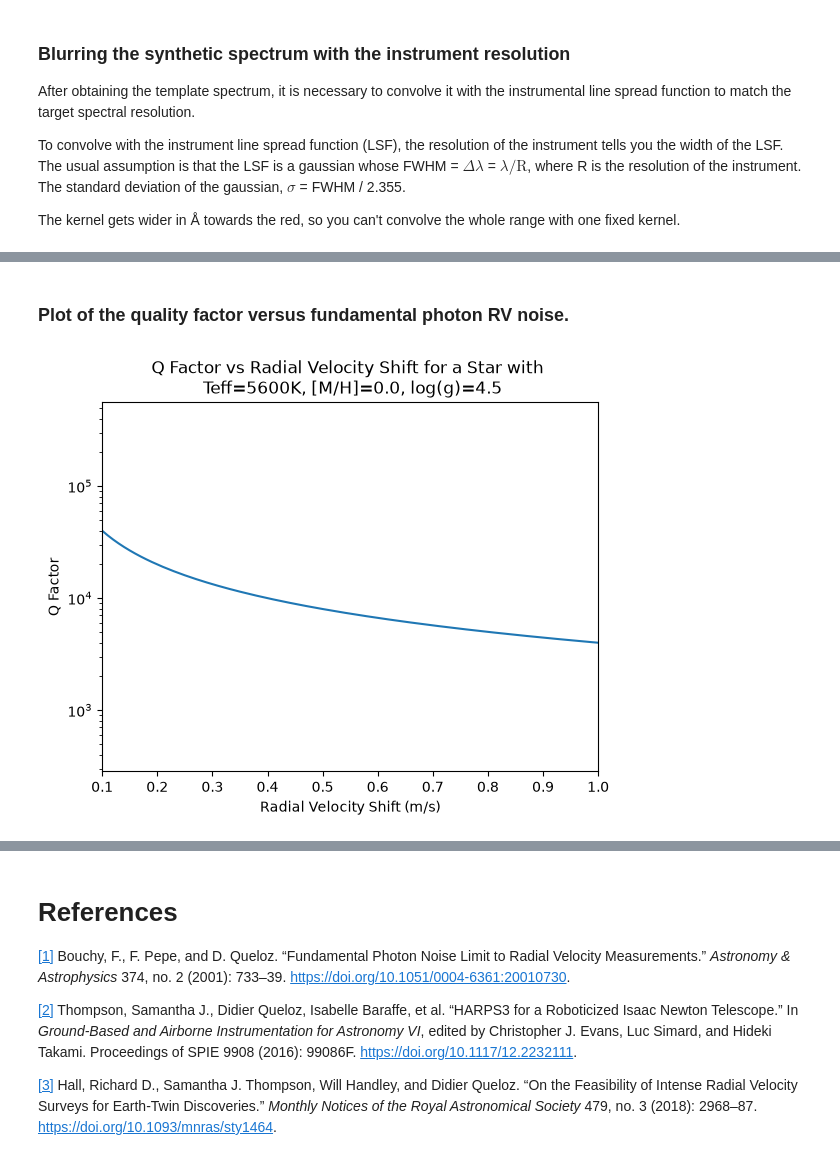
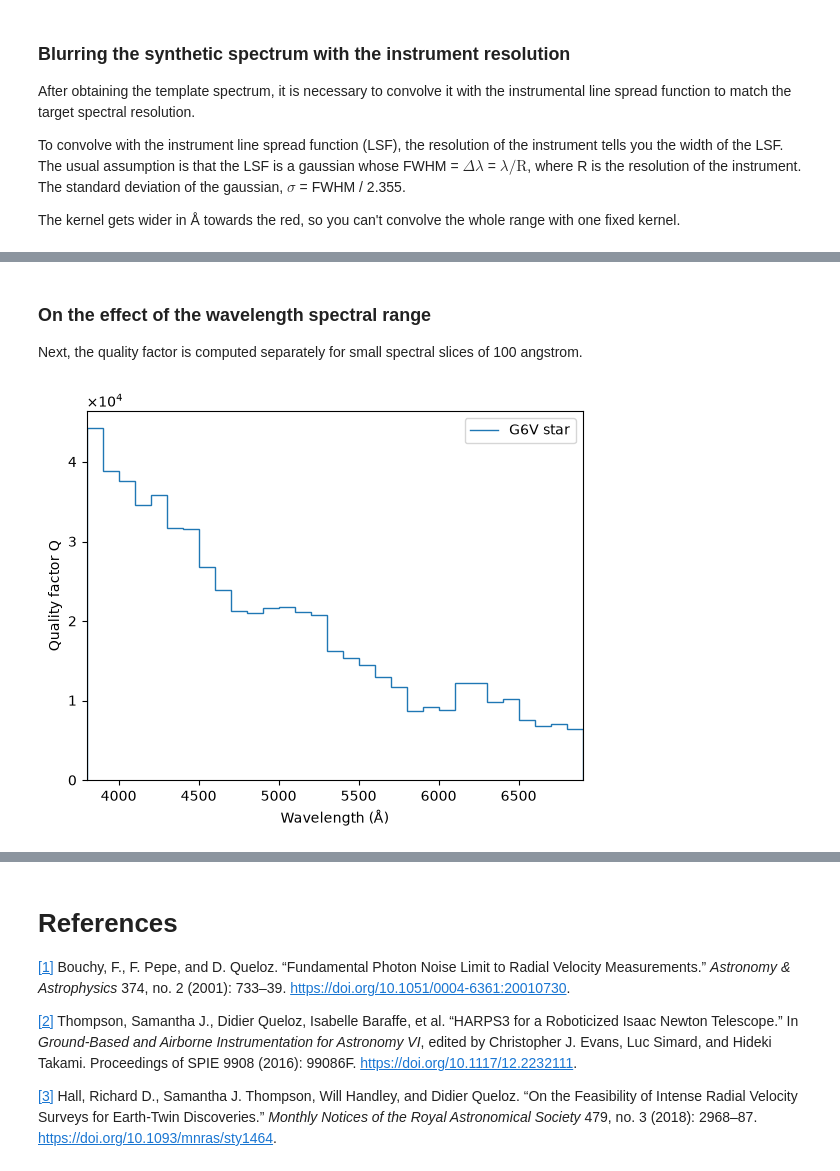
Before and after one commit to EnisGerxhalija/simulated_rv_data, a Jupyter notebook: notebooks/photon_noise_limit.ipynb, the cells around one changed output, grey strips where cells are left out. Saved outputs shown, nothing was run; the diff lists cells and outputs as text; code cells hidden in the pictures.

Commit message:
Added q factor calculation for resolution, spectral range.

```diff
--- a/notebooks/photon_noise_limit.ipynb
+++ b/notebooks/photon_noise_limit.ipynb
@@ -216,17 +233,5 @@ def resolution_convolution(wavelength, extended_wav, extended_flux,
 # %%
-fwhm_lim = 5
-
-# Model points across HARPS3, padded by fwhm_lim * FWHM at each end so the kernel isn't cut off
-pad_blue = fwhm_lim * spectral_range[0] / inst_resolution
-pad_red = fwhm_lim * spectral_range[1] / inst_resolution
-extended = (wave_hr >= spectral_range[0] - pad_blue) & (wave_hr <= spectral_range[1] + pad_red)
-extended_wav = wave_hr[extended]
-extended_flux = sp_earth(extended_wav * u.AA, flux_unit=units.PHOTLAM).value  # photons s⁻¹ cm⁻² Å⁻¹
-
-# Output wavelengths: the model's own points inside the HARPS3 range
-in_band = (wave_hr >= spectral_range[0]) & (wave_hr <= spectral_range[1])
-wave_band = wave_hr[in_band]
-flux_band = sp_earth(wave_band * u.AA, flux_unit=units.PHOTLAM).value
+wave_band, flux_band, extended_wav, extended_flux = extended_spectrum(wave_hr, sp_earth, spectral_range, inst_resolution)
 
 flux_conv = resolution_convolution(wave_band, extended_wav, extended_flux,
-                                   inst_resolution, fwhm_lim=fwhm_lim)
+                                   inst_resolution)
@@ -264,2 +301,4 @@ plt.show()
 # %% [markdown]
-### Plot of the quality factor versus fundamental photon RV noise.
+### On the effect of the wavelength spectral range
+
+Next, the quality factor is computed separately for small spectral slices of 100 angstrom.
@@ -271,11 +305,22 @@ Q_factor = const.c.value / ( np.sqrt(photon_count) * delta_rv )  # simplified Q
-# %%
-plt.plot(delta_rv, Q_factor)
-plt.yscale('log')
-plt.xlabel("Radial Velocity Shift (m/s)")
-plt.ylabel("Q Factor")
-plt.title("Q Factor vs Radial Velocity Shift for a Star with \n Teff=5600K, [M/H]=0.0, log(g)=4.5")
-plt.xticks(np.arange(0.1, 1.1, 0.1))
-plt.xlim([0.1, 1])
-plt.show()
-# %% [output]
-[figure, removed]
+# %%
+slice_edges = np.arange(spectral_range[0], spectral_range[1], 100)
+q_factor_100A = []
+
+for lower in slice_edges:
+    upper = min(lower + 100, spectral_range[1])
+    in_slice = (wave_band >= lower) & (wave_band < upper)
+    if upper == spectral_range[1]:
+        in_slice = in_slice | (wave_band == upper)
+    q_factor_100A.append(np.sqrt(np.sum(optimal_weight[in_slice]) / np.sum(flux_conv[in_slice])))
+
+q_factor_100A = np.array(q_factor_100A)
+
+plt.stairs(q_factor_100A, np.append(slice_edges, spectral_range[1]), label = 'G6V star')
+plt.xlabel("Wavelength (Å)")
+plt.ylabel("Quality factor Q")
+plt.ticklabel_format(axis="y", style="sci", scilimits=(4, 4), useMathText=True)
+plt.xlim(spectral_range)
+plt.legend()
+plt.show()
+# %% [output]
+[figure, added]
```
Also changed, not shown: parts of 8 cells of this notebook.
